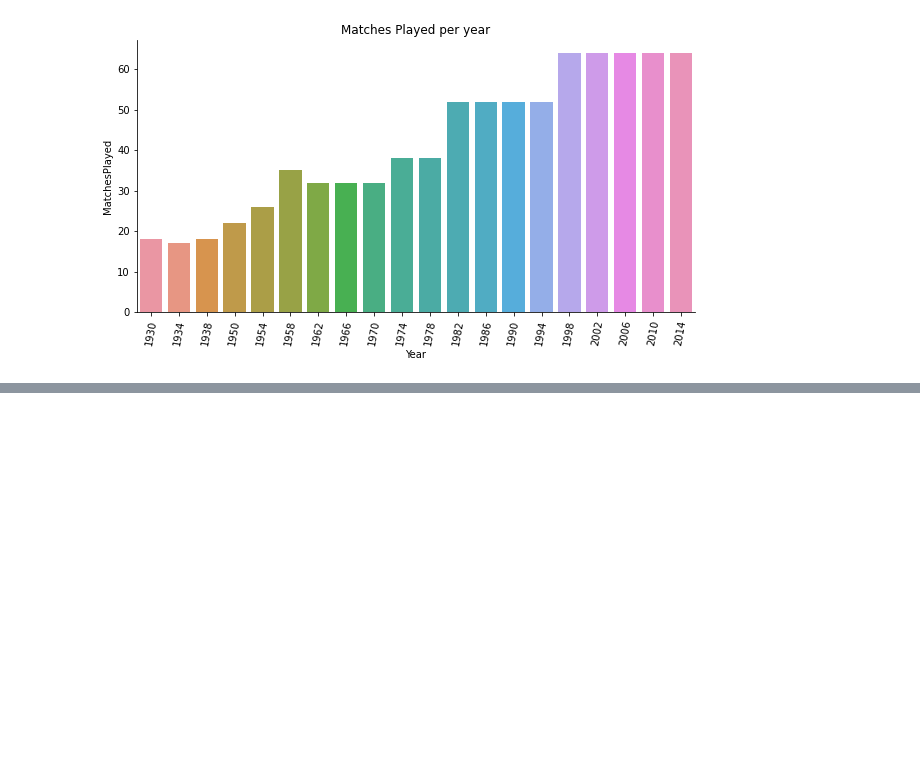
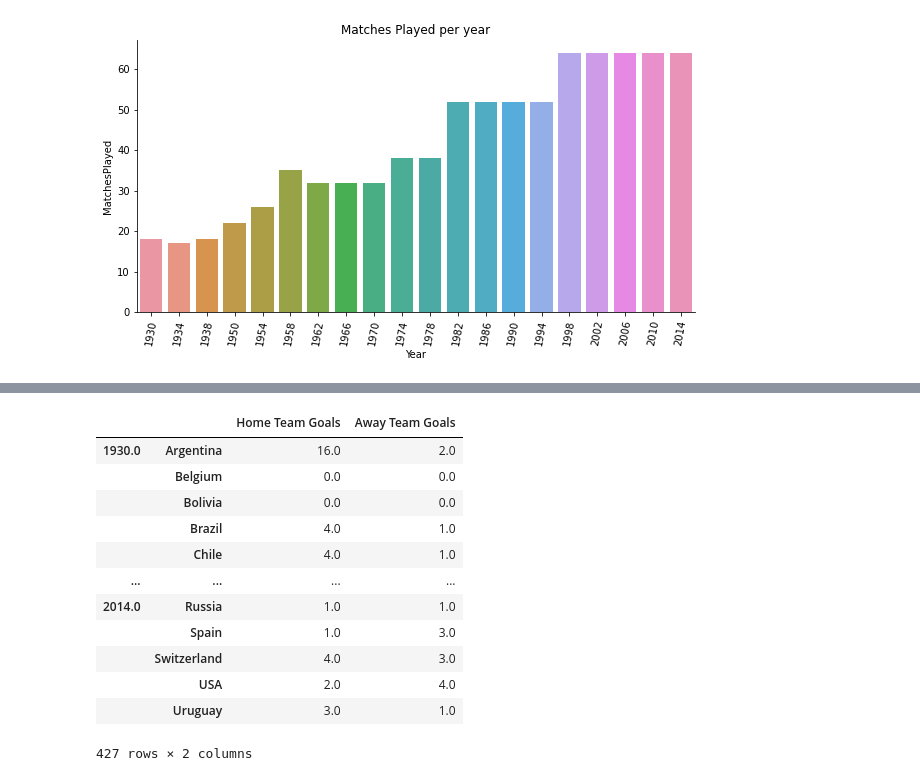
Before and after one commit to Binita72/FIFA_World_Cup, a Jupyter notebook: Untitled.ipynb, the cells around one changed output, grey strips where cells are left out. Cells and saved outputs as stored; diff of their text form; code cells hidden in the pictures; blank space fills up the shorter version.

```diff
--- a/Untitled.ipynb
+++ b/Untitled.ipynb
@@ -572,0 +633,16 @@ plt.show()
+# %%
+goals
+# %% [output]
+|  |  | Home Team Goals | Away Team Goals |
+| 1930.0 | Argentina | 16.0 | 2.0 |
+|  | Belgium | 0.0 | 0.0 |
+|  | Bolivia | 0.0 | 0.0 |
+|  | Brazil | 4.0 | 1.0 |
+|  | Chile | 4.0 | 1.0 |
+| ... | ... | ... | ... |
+| 2014.0 | Russia | 1.0 | 1.0 |
+|  | Spain | 1.0 | 3.0 |
+|  | Switzerland | 4.0 | 3.0 |
+|  | USA | 2.0 | 4.0 |
+|  | Uruguay | 3.0 | 1.0 |
+427 rows × 2 columns
```
Also changed, not shown: parts of 29 cells of this notebook.
